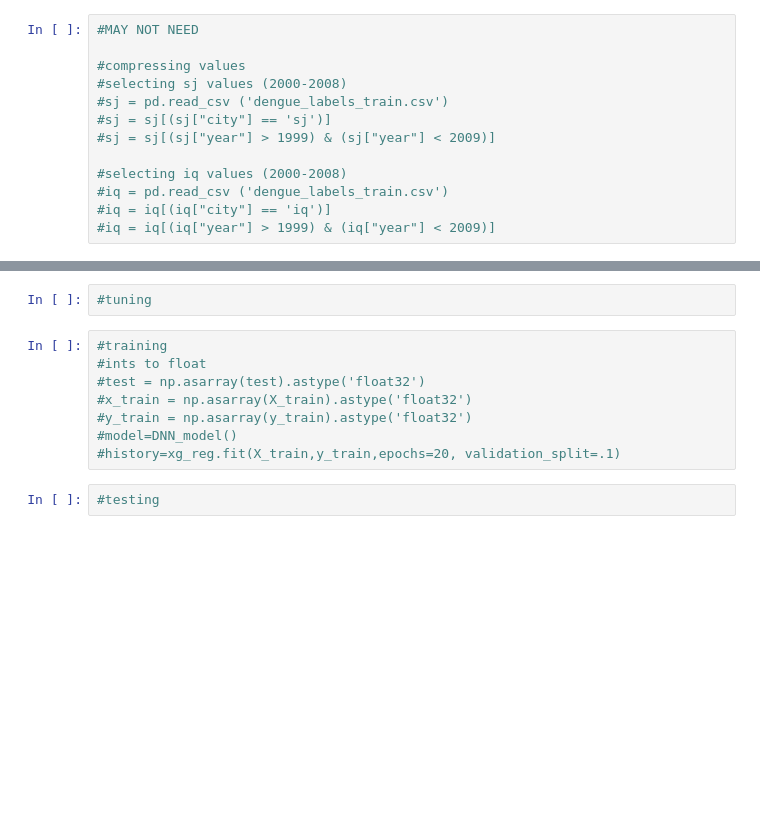
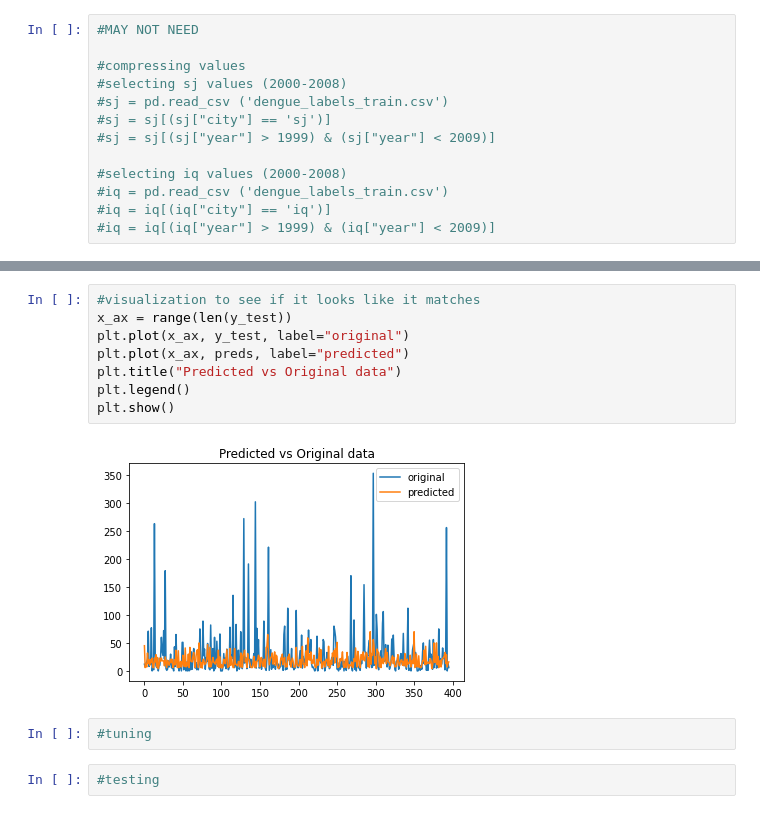
Before and after one commit to Camouflage10/disease-spread-model, a Jupyter notebook: disease_model_boosting.ipynb, the cells around one changed output, grey strips where cells are left out. Saved outputs shown, nothing was run; the diff lists cells and outputs as text; blank space fills up the shorter version.

```diff
--- a/disease_model_boosting.ipynb
+++ b/disease_model_boosting.ipynb
@@ -180,15 +206,17 @@ print("Accuracy: %.2f%%" % (accuracy * 100.0))
 RMSE: 41.792205
 Accuracy: 2.02%
+# %%
+#visualization to see if it looks like it matches
+x_ax = range(len(y_test))
+plt.plot(x_ax, y_test, label="original")
+plt.plot(x_ax, preds, label="predicted")
+plt.title("Predicted vs Original data")
+plt.legend()
+plt.show()
+# %% [output]
+[figure, added]
 # %%
 #tuning
-# %%
-#training
-#ints to float
-#test = np.asarray(test).astype('float32')
-#x_train = np.asarray(X_train).astype('float32')
-#y_train = np.asarray(y_train).astype('float32')
-#model=DNN_model()
-#history=xg_reg.fit(X_train,y_train,epochs=20, validation_split=.1)
 # %%
 #testing
 # %%
```
Also changed, not shown: parts of 1 cell of this notebook.
